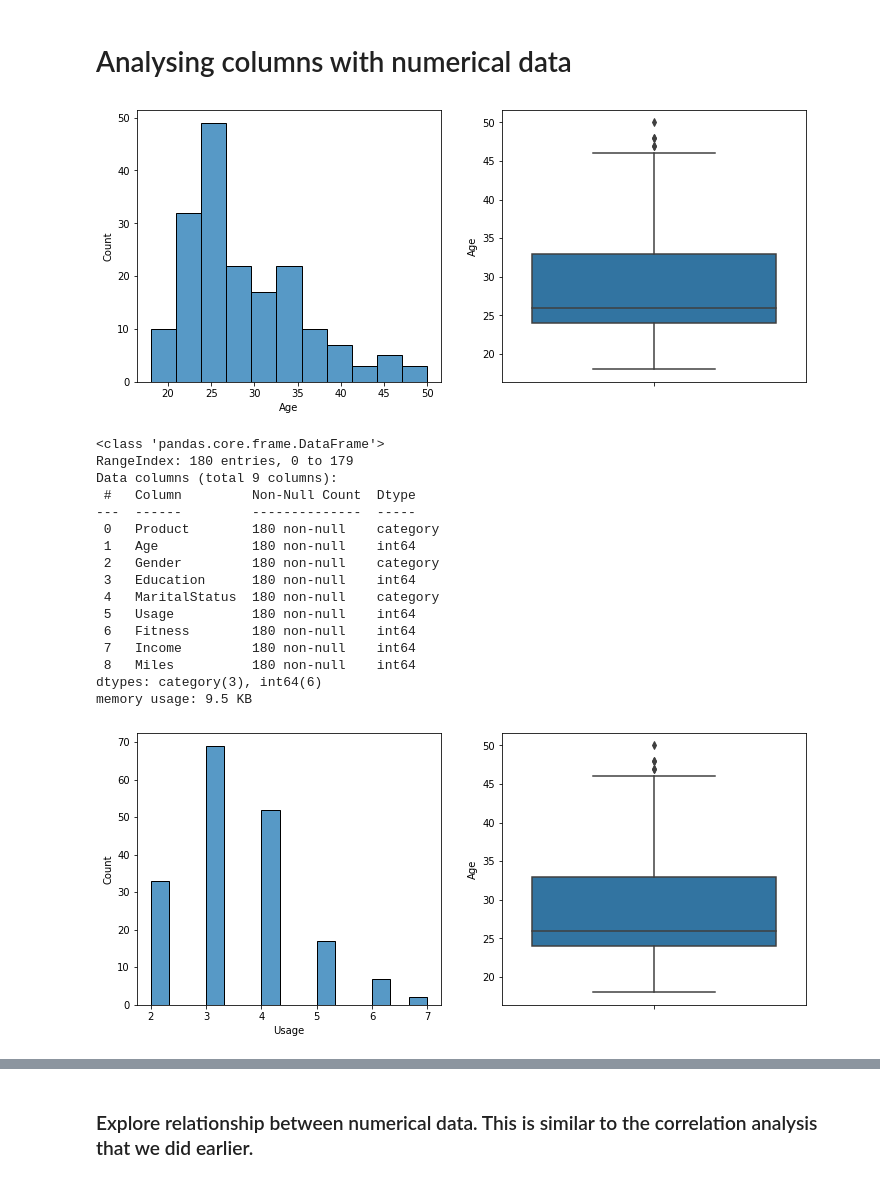
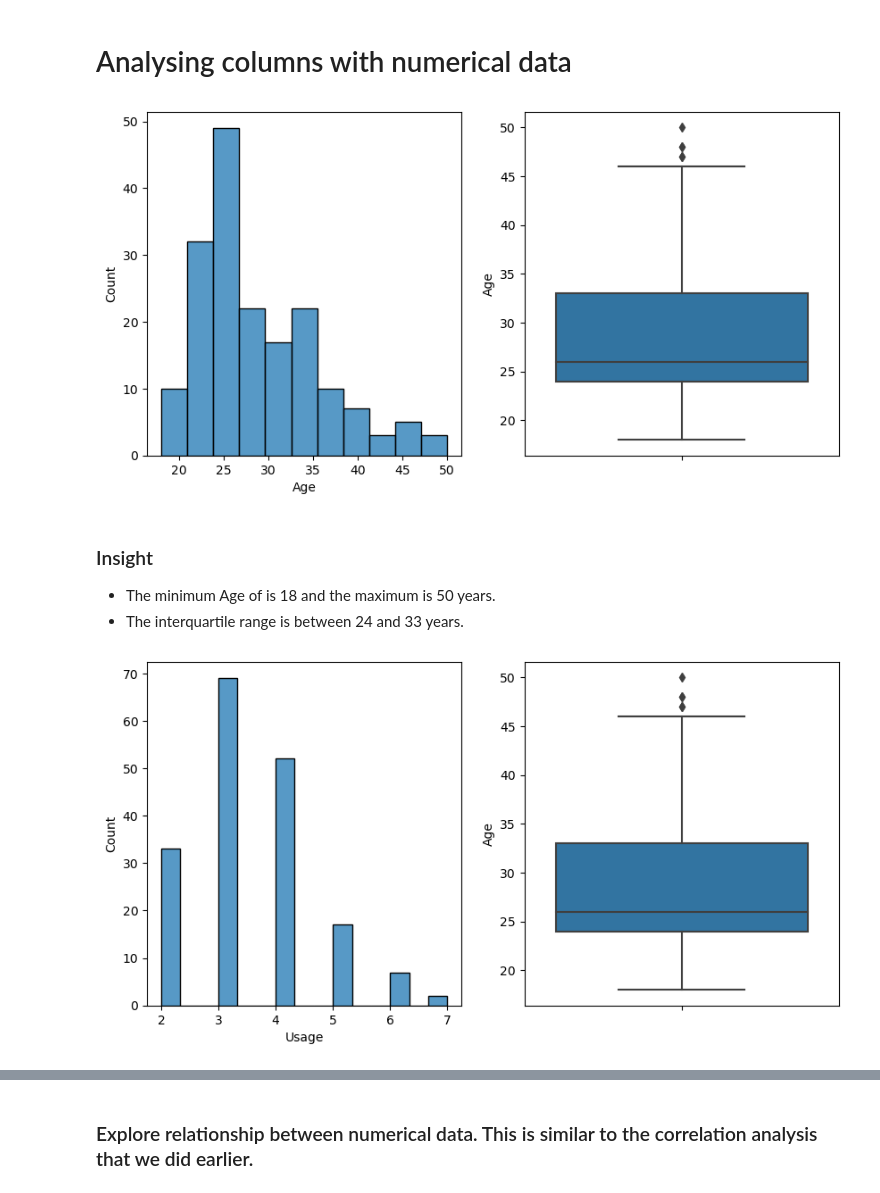
Before and after one commit to Annerquaye/gym-equipment, a Jupyter notebook: Gym_Equipment_Analysis.ipynb, the cells around one changed output, grey strips where cells are left out. Saved outputs shown, nothing was run; the diff lists cells and outputs as text; code cells hidden in the pictures.

```diff
--- a/Gym_Equipment_Analysis.ipynb
+++ b/Gym_Equipment_Analysis.ipynb
@@ -8,7 +8,7 @@ from sklearn.model_selection import train_test_split # Creating training and tes
 from sklearn.linear_model import LinearRegression # Model
 import plotly.express as px
 # %%
-df = pd.read_csv("/content/CardioGoodFitness.csv", index_col=False)
+df = pd.read_csv("CardioGoodFitness.csv", index_col=False)
 # %% [markdown]
 ### Exploring the dataset to find out what it contains.
 
@@ -195,40 +195,26 @@ Married customers make up 59.4% with 40.6% of customers are unmarried.
 # %% [markdown]
 # Analysing columns with numerical data
 # %%
-plt.figure(figsize = (12,5))   #Image dimensions
+plt.figure(figsize = (10,5))   #Image dimensions
 plt.subplot(1,2,1)              # specifying the placement of the 1st subplot
 sns.histplot(df.Age)          # creating a histplot as the 1st subplot
 plt.subplot(1,2,2)              # specifying the placement of the 2nd subplot
 sns.boxplot(y = df.Age)       # creating a boxplot as the 2nd subplot
 plt.show()
 # %% [output]
-[figure, old version]
+[figure, new version]
-# %%
-df.info()
-# %% [output]
-<class 'pandas.core.frame.DataFrame'>
-RangeIndex: 180 entries, 0 to 179
-Data columns (total 9 columns):
- #   Column         Non-Null Count  Dtype
----  ------         --------------  -----
- 0   Product        180 non-null    category
- 1   Age            180 non-null    int64
- 2   Gender         180 non-null    category
- 3   Education      180 non-null    int64
- 4   MaritalStatus  180 non-null    category
- 5   Usage          180 non-null    int64
- 6   Fitness        180 non-null    int64
- 7   Income         180 non-null    int64
- 8   Miles          180 non-null    int64
-dtypes: category(3), int64(6)
-memory usage: 9.5 KB
+# %% [markdown]
+ ### Insight
+
+* The minimum Age of is 18 and the maximum is 50 years.
+* The interquartile range is between 24 and 33 years.
 # %%
-plt.figure(figsize = (12,5))   #Image dimensions
+plt.figure(figsize = (10,5))   #Image dimensions
 plt.subplot(1,2,1)              # specifying the placement of the 1st subplot
 sns.histplot(df.Usage)          # creating a histplot as the 1st subplot
 plt.subplot(1,2,2)              # specifying the placement of the 2nd subplot
 sns.boxplot(y = df.Age)       # creating a boxplot as the 2nd subplot
 plt.show()
 # %% [output]
-[figure, old version]
+[figure, new version]
 # %%
```
Also changed, not shown: parts of 11 cells of this notebook.
